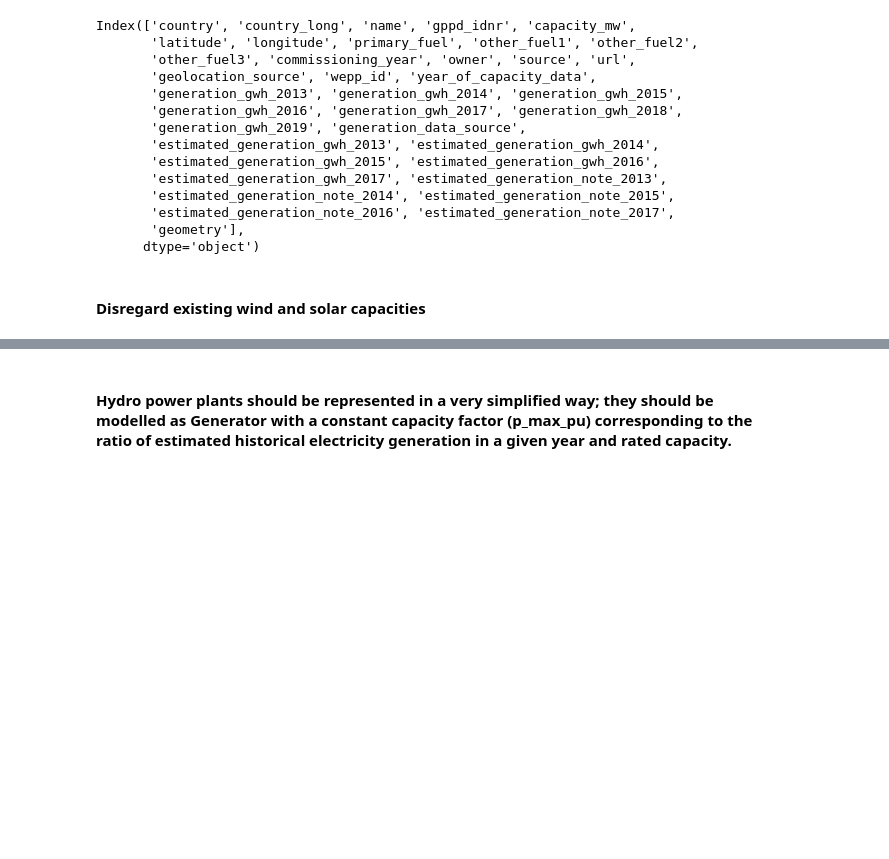
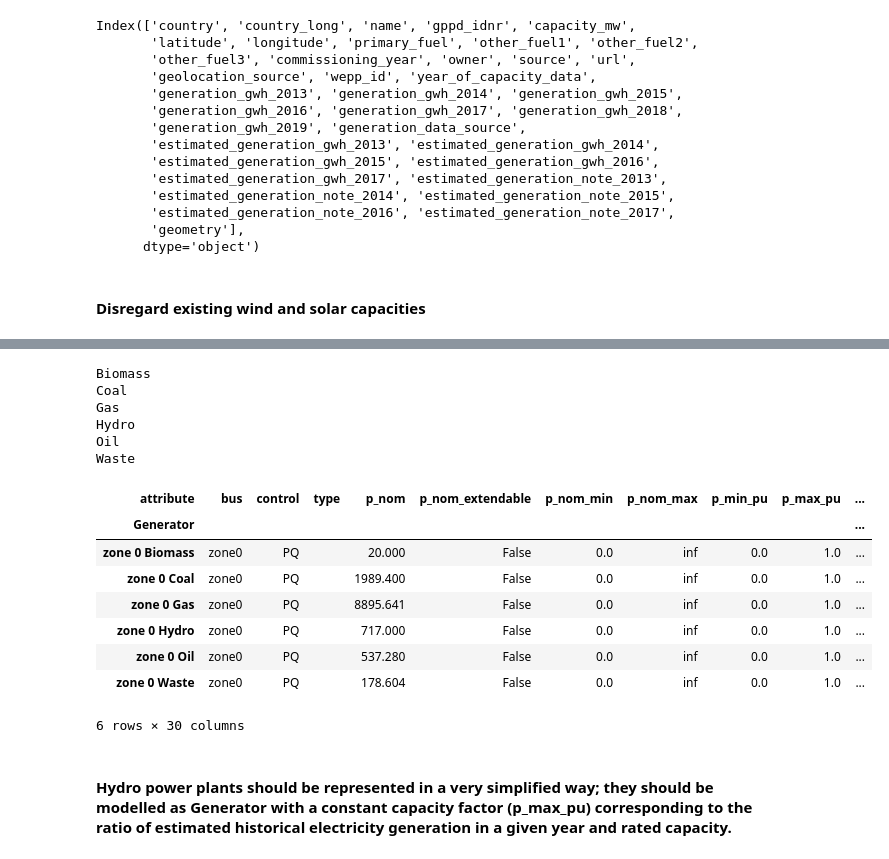
Before and after one commit to LeonieMet/Task4, a Jupyter notebook: Task4_leo_1607.ipynb, the cells around one changed output, grey strips where cells are left out. Saved outputs shown, nothing was run; the diff lists cells and outputs as text; code cells hidden in the pictures; blank space fills up the shorter version.

Commit message:
Add files via upload
generator upload is working!

```diff
--- a/Task4_leo_1607.ipynb
+++ b/Task4_leo_1607.ipynb
@@ -548,0 +522,13 @@ emissions = dict(
+# %%
+#check units!
+efficiency = dict(
+    Coal=costs.efficiency.coal,
+    Gas=costs.efficiency.gas,
+    Oil=costs.efficiency.oil,
+    Waste = costs.efficiency['waste CHP'],
+    Biomass = costs.efficiency.biomass,
+    Solar = costs.efficiency.solar,
+    Onwind = costs.efficiency.onwind,
+    Offwind = costs.efficiency.offwind,
+    Hydro = costs.efficiency.hydro
+)
@@ -689,11 +612,0 @@ gen_0
-# %%
-# continue here, this is not working
-for index, capacity_mw in gen_0.items():
-    n.add("Generator",
-        f"zone0 {index}",
-        bus="zone0",
-        carrier=index,
-        efficiency=efficiency.get(index, 1),
-        p_nom=capacity_mw,
-        marginal_cost=fuel_cost.get(index, 0) / efficiency.get(index, 1),
-    )
@@ -713,0 +689,31 @@ n.add("Generator",
+# %%
+# continue here, this is not working
+for index in gen_0.index:
+    net.add("Generator",
+        f"zone 0 {index}",
+        bus="zone0",
+        carrier=index,
+        efficiency=efficiency.get(index), #aus dictionary get key
+        p_nom= gen_0.capacity_mw[index],
+        marginal_cost=(fuel_cost.get(index) / efficiency.get(index)),
+    )
+# %% [output]
+Biomass
+Coal
+Gas
+Hydro
+Oil
+Waste
+# %%
+fuel_cost.get('Biomass') / efficiency.get('Biomass')
+net.generators
+# %% [output]
+| attribute | bus | control | type | p_nom | p_nom_extendable | p_nom_min | p_nom_max | p_min_pu | p_max_pu | ... |
+| Generator |  |  |  |  |  |  |  |  |  | ... |
+| zone 0 Biomass | zone0 | PQ |  | 20.000 | False | 0.0 | inf | 0.0 | 1.0 | ... |
+| zone 0 Coal | zone0 | PQ |  | 1989.400 | False | 0.0 | inf | 0.0 | 1.0 | ... |
+| zone 0 Gas | zone0 | PQ |  | 8895.641 | False | 0.0 | inf | 0.0 | 1.0 | ... |
+| zone 0 Hydro | zone0 | PQ |  | 717.000 | False | 0.0 | inf | 0.0 | 1.0 | ... |
+| zone 0 Oil | zone0 | PQ |  | 537.280 | False | 0.0 | inf | 0.0 | 1.0 | ... |
+| zone 0 Waste | zone0 | PQ |  | 178.604 | False | 0.0 | inf | 0.0 | 1.0 | ... |
+6 rows × 30 columns
```
Also changed, not shown: parts of 28 cells of this notebook.
